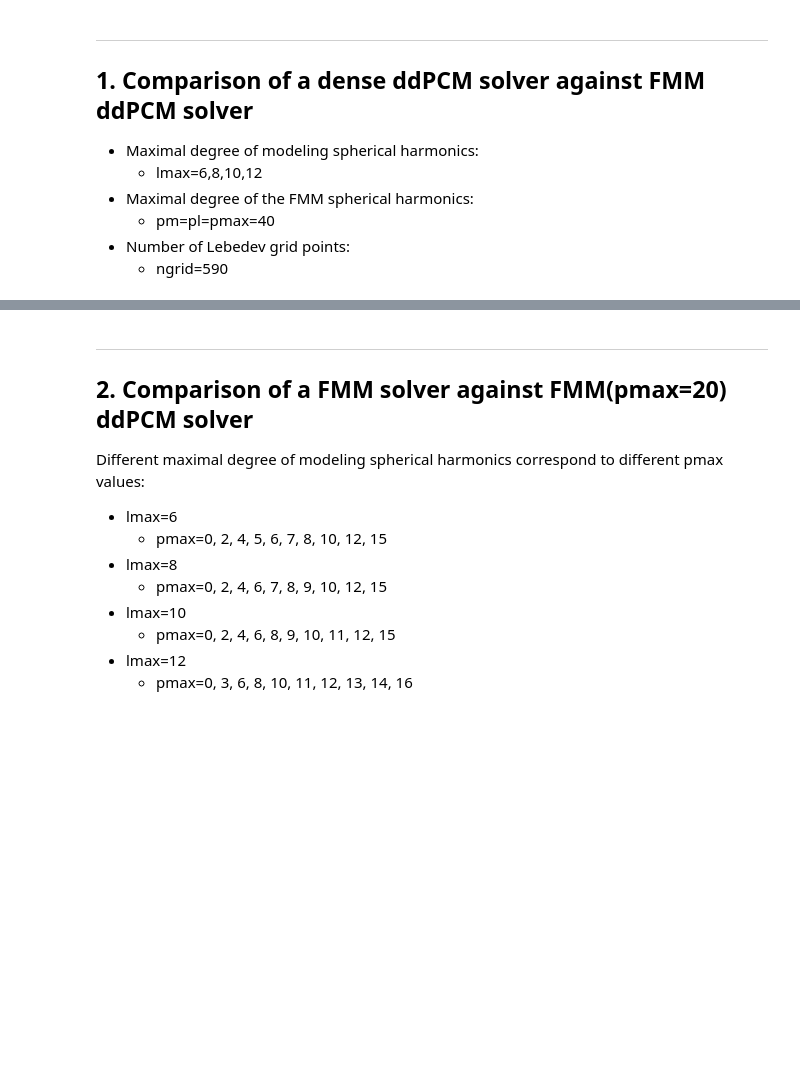
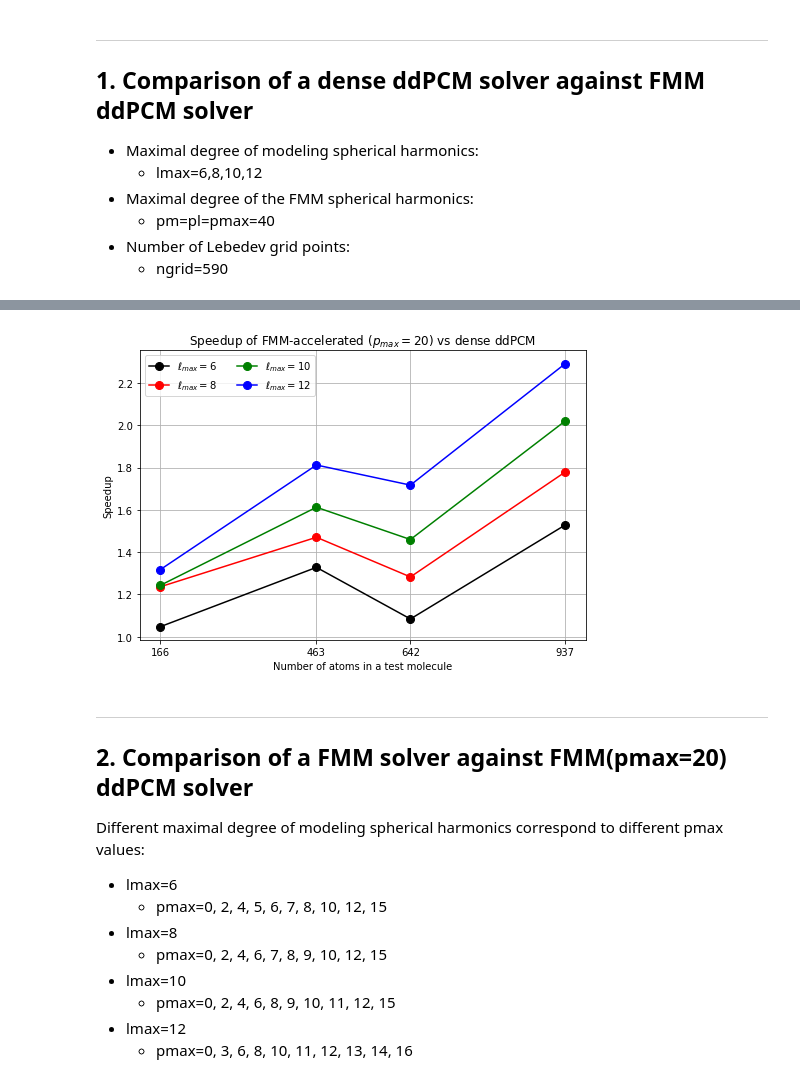
Before and after one commit to ACoM-Computational-Mathematics/2021_ddpcm_fmm, a Jupyter notebook: experiments/error_calibration/plots.ipynb, the cells around one changed output, grey strips where cells are left out. Drawn from its saved outputs; the diff is of its cells as text; code cells hidden in the pictures; blank space fills up the shorter version.

```diff
--- a/experiments/error_calibration/plots.ipynb
+++ b/experiments/error_calibration/plots.ipynb
@@ -132,3 +135,44 @@ plt.close()
+# %%
+# Plot dense vs fmm time for lmax=6, 8, 10 and 12
+lmaxs = [6, 8, 10, 12]
+# List output molecules in a proper order (increasing number of atoms)
+molecules = ["2rvd_sas", "2mlt_monomer_sas", "1ejg_sas", "2mlt_sas"]
+natoms = [166, 463, 642, 937]
+styles = {6: {"color": "black"},
+          8: {"color": "red"},
+          10: {"color": "green"},
+          12: {"color": "blue"}}
+# Create a figure
+fig, ax = plt.subplots(figsize=(7, 5))
+# Add plots to the figure
+for lmax in lmaxs:
+    speedup = []
+    for mol in molecules:
+        #fname_fmm = "dense_vs_fmm_sas/{}.{}.fmm".format(mol, lmax)
+        fname_fmm = "fmm_vs_fmm_sas/{}.{}.20.fmm".format(mol, lmax)
+        #print("Read:", fname_fmm)
+        result_fmm = read_output_file(fname_fmm)
+        fname_dense = "dense_vs_fmm_sas/{}.{}.dense".format(mol, lmax)
+        #print("Read:", fname_dense)
+        result_dense = read_output_file(fname_dense)
+        speedup.append(result_dense["ddpcm time"] / result_fmm["ddpcm time"])
+    ax.plot(natoms, speedup, label="$\ell_{{max}}={}$".format(lmax),
+                markersize=8, marker="o",
+                linestyle="-", **styles[lmax])
+ax.grid()
+ax.set_xticks(natoms)
+#ax.set_ylim([1e-16, 1e-8])
+ax.set_title("Speedup of FMM-accelerated ($p_{{max}}=20$) vs dense ddPCM")
+ax.set_xlabel("Number of atoms in a test molecule")
+ax.set_ylabel("Speedup")
+ax.legend(loc="upper left", ncol=2)
+fig.tight_layout()
+#plt.savefig("dense_vs_fmm_sas_speedup.pdf")
+plt.savefig("dense_vs_fmm_sas_speedup.pgf")
+plt.show()
+plt.close()
+# %% [output]
+[figure, added]
 # %% [markdown]
 ___
 
```
Also changed, not shown: parts of 11 cells of this notebook.
